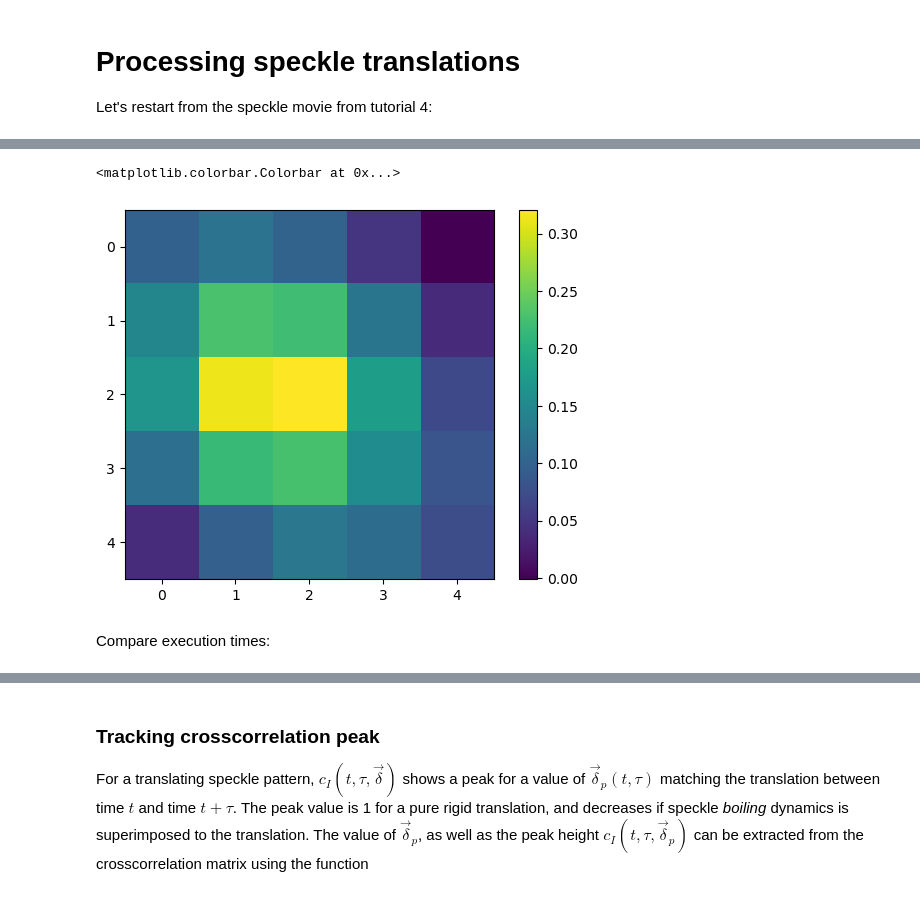
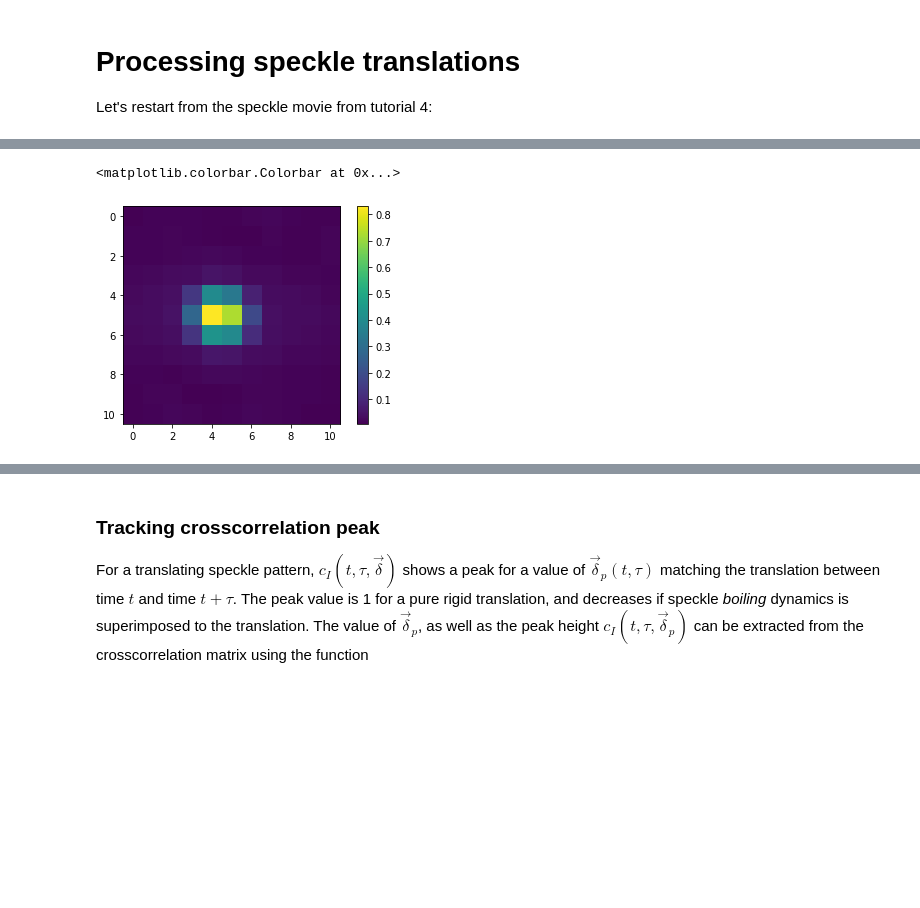
Before and after one commit to steaime/DSHpy, a Jupyter notebook: tutorial6_DriftCorrection.ipynb, the cells around one changed output, grey strips where cells are left out. Drawn from its saved outputs; the diff is of its cells as text; code cells hidden in the pictures; blank space fills up the shorter version.

```diff
--- a/tutorial6_DriftCorrection.ipynb
+++ b/tutorial6_DriftCorrection.ipynb
@@ -37,8 +40,0 @@ OSError: Configuration file ..\ROI_test\MI_metadata.ini not found
-# %%
-froot = r'D:\Data\RheoSALS\231010\SALS\xp2628_3.5per\RheoSals\231108_xp2626_3per_tracers0p5um\0.01mms-1\PS_NEG'
-MIinput = MI.MIfile(os.path.join(froot, '000_DLS.raw'), os.path.join(froot, '000_DLS_metadata.ini'))
-MIinput.OpenForReading()
-cropROI = [660, 470, 10, 50]
-im1 = MIinput.GetImage(0, cropROI=cropROI)
-plt.imshow(im1)
-plt.colorbar()
@@ -73,11 +65,9 @@ where:
 # %%
-search_range = 2
-im1, im2 = MIinput.GetImage(1070, cropROI=cropROI), MIinput.GetImage(1000, cropROI=cropROI)
-Xcorr = RP.CalcCrosscorrMatrix(im1, im2, SearchRange=search_range, SearchROI=None, ValidateInput=True, MaximizeReference=True)
+search_range = 5
+im1, im2 = MIinput.GetImage(1), MIinput.GetImage(0)
+Xcorr = RP.CalcCrosscorrMatrix(im1, im2, SearchRange=search_range, SearchROI=None, ValidateInput=True, CovarianceNorm='mean')
 plt.imshow(Xcorr)
 plt.colorbar()
 # %% [output]
 <matplotlib.colorbar.Colorbar at 0x...>
-[figure, old version]
+[figure, new version]
-# %% [markdown]
-Compare execution times:
```
Also changed, not shown: parts of 44 cells of this notebook, 4 other files.
